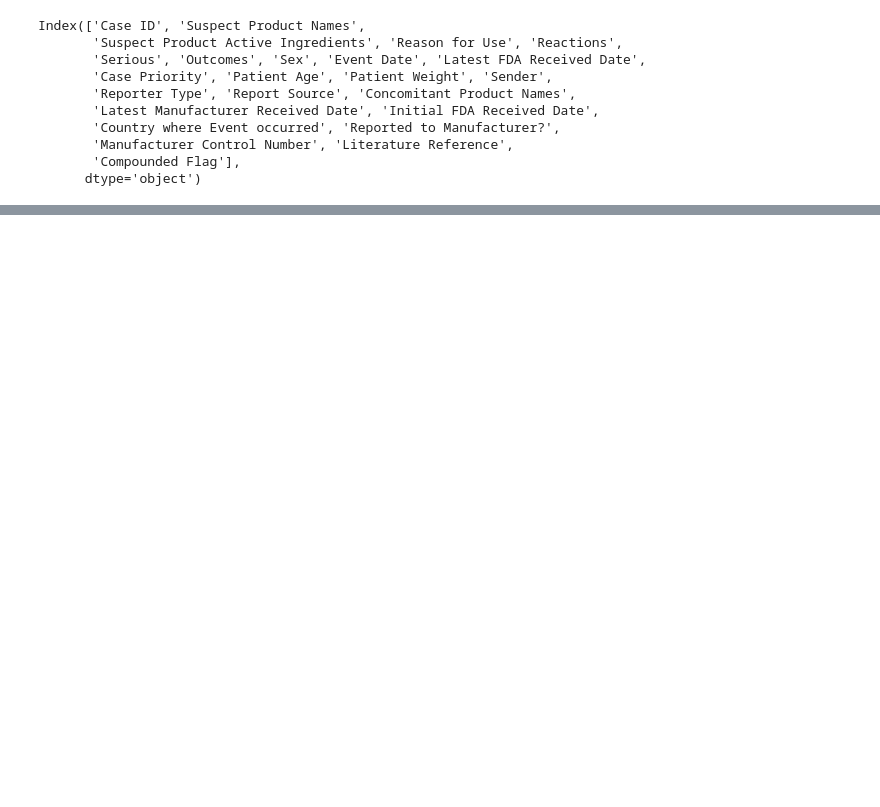
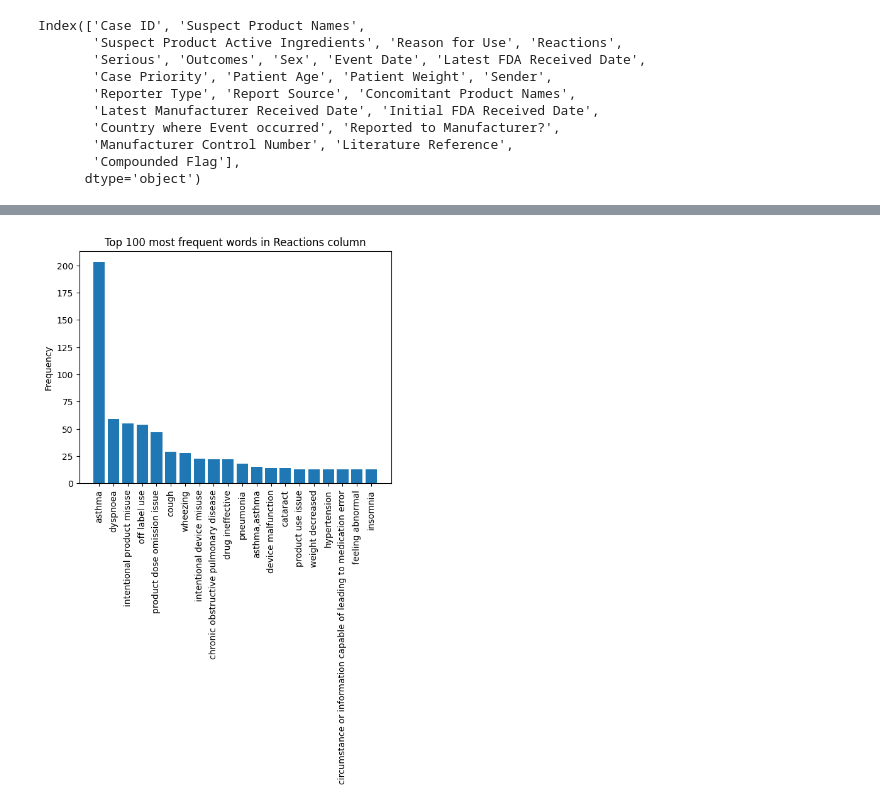
Before and after one commit to cheranratnam87/FAERS_ASTHMA, a Jupyter notebook: Faers/Faers Asthma_outliers_clean_replace_ageoutlier_wMedian.ipynb, the cells around one changed output, grey strips where cells are left out. Cells and saved outputs as stored; diff of their text form; code cells hidden in the pictures; blank space fills up the shorter version.

```diff
--- a/Faers/Faers Asthma_outliers_clean_replace_ageoutlier_wMedian.ipynb
+++ b/Faers/Faers Asthma_outliers_clean_replace_ageoutlier_wMedian.ipynb
@@ -400,0 +657,17 @@ cleaned_data.describe()
+# %%
+# filter rows where 'Suspect Product Names' is 'Symbicort'
+symbicort_df = df[df['Suspect Product Names'] == 'Symbicort']
+
+# extract words from 'Reactions' column and tokenize them
+reactions = symbicort_df['Reactions'].str.lower().str.cat(sep=' ')
+tokens = word_tokenize(reactions)
+
+# remove stop words and punctuation
+stop_words = set(nltk.corpus.stopwords.words('english'))
+tokens = [token for token in tokens if token.isalnum() and token not in stop_words]
+
+# calculate word frequency distribution
+fdist = FreqDist(tokens)
+
+# print the top 10 most frequent words
+print(fdist.most_common(10))
@@ -400,0 +682,3 @@ cleaned_data.describe()
+# %%
+tokenizer = RegexpTokenizer(r'\w+')
+symbicort_df['tokens'] = symbicort_df['Reactions'].apply(lambda x: tokenizer.tokenize(x.lower()))
@@ -400,0 +691,3 @@ cleaned_data.describe()
+# %%
+stop_words = set(stopwords.words('english'))
+symbicort_df['tokens'] = symbicort_df['tokens'].apply(lambda x: [word for word in x if word not in stop_words])
@@ -400,0 +783,24 @@ cleaned_data.describe()
+# %%
+import matplotlib.pyplot as plt
+from collections import Counter
+
+# create a list of words from the 'Reactions' column
+reactions = symbicort_df['Reactions'].str.lower().str.cat(sep=',')
+
+# split the reactions by comma and semi-colon
+words = reactions.split(',') + [x.strip() for x in reactions.split(';')]
+
+# count the frequency of each word
+word_counts = Counter(words)
+
+# create a list of the top 100 words and their counts
+top_words = word_counts.most_common(20)
+
+# create a bar chart
+plt.bar([x[0] for x in top_words], [x[1] for x in top_words])
+plt.xticks(rotation=90)
+plt.ylabel('Frequency')
+plt.title('Top 100 most frequent words in Reactions column')
+plt.show()
+# %% [output]
+[figure, added]
```
Also changed, not shown: parts of 36 cells of this notebook.
